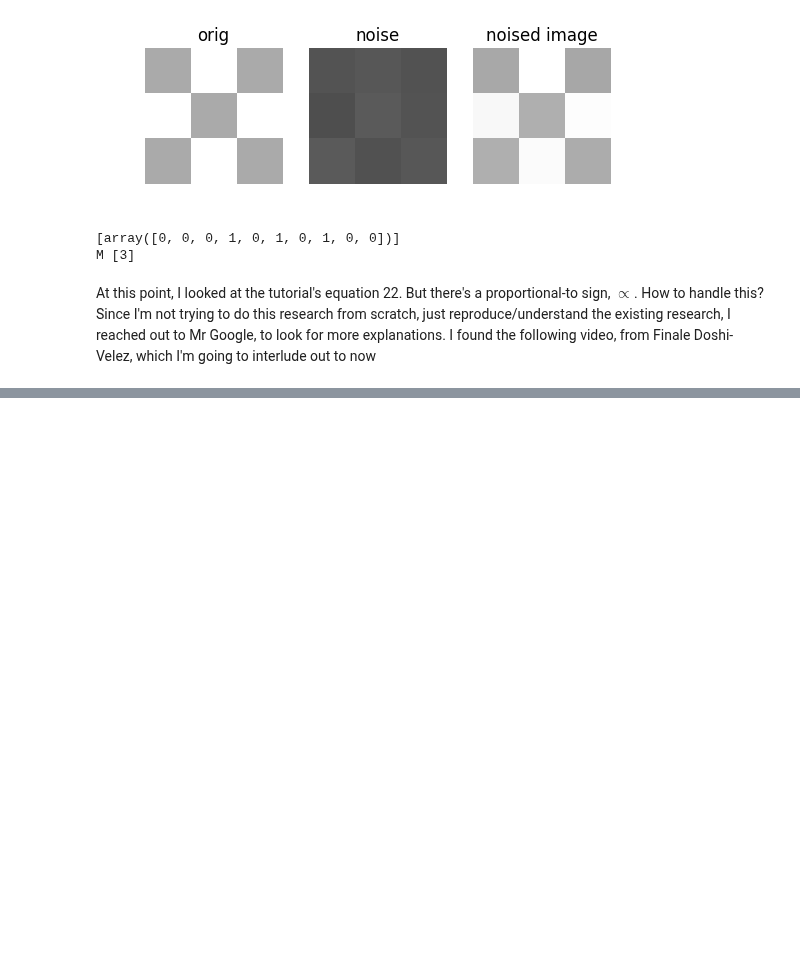
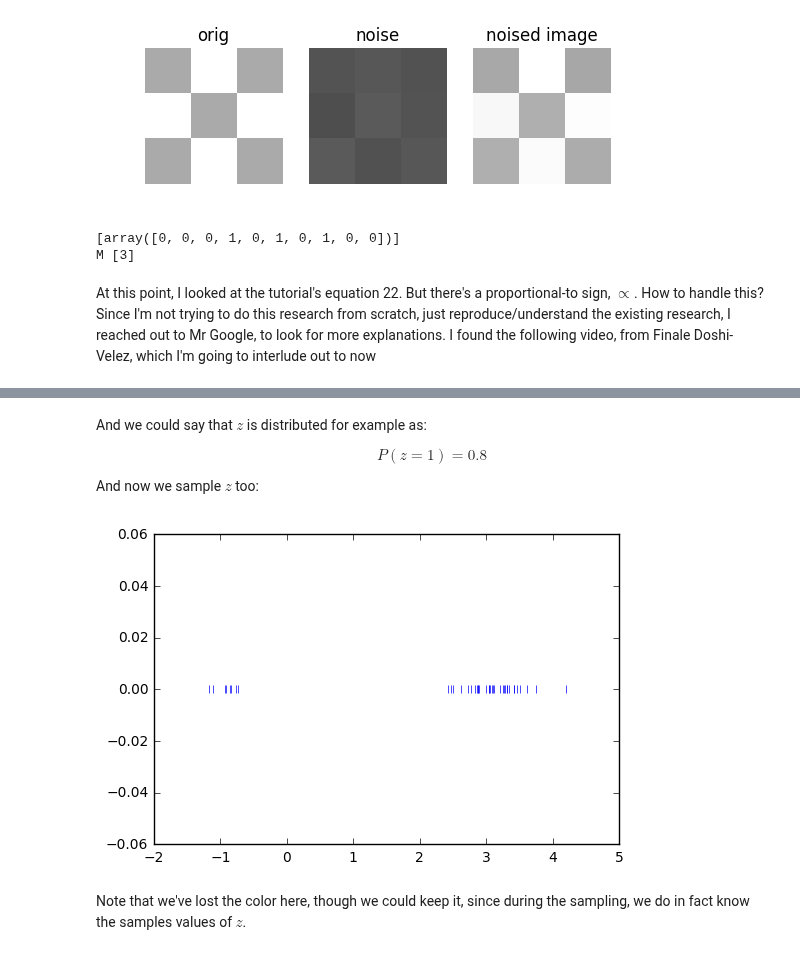
Before and after one commit to hughperkins/selfstudy-IBP, a Jupyter notebook: Demonstration on 6x6 images.ipynb, the cells around one changed output, grey strips where cells are left out. Saved outputs shown, nothing was run; the diff lists cells and outputs as text; code cells hidden in the pictures; blank space fills up the shorter version.

```diff
--- a/Demonstration on 6x6 images.ipynb
+++ b/Demonstration on 6x6 images.ipynb
@@ -268,0 +383,28 @@ $$
+# %% [markdown]
+And we could say that $z$ is distributed for example as:
+
+$$
+P(z = 1) = 0.8
+$$
+
+And now we sample $z$ too:
+# %%
+import matplotlib.pyplot as plt
+import numpy as np
+import scipy.stats
+import math
+
+z_prob_1 = 0.8
+
+num_samples = 40
+X = np.zeros((num_samples,), dtype=np.float32)
+for i in range(num_samples):
+    v = np.random.choice(2, p=[1.0 - z_prob_1, z_prob_1])
+    dist = dists[v]
+    X[i] = scipy.stats.norm.rvs(loc=dist['mu'], scale=dist['variance'])
+plt.plot(X, [0] * len(X), '|')
+plt.show()
+# %% [output]
+[figure, added]
+# %% [markdown]
+Note that we've lost the color here, though we could keep it, since during the sampling, we do in fact know the samples values of $z$.
```
Also changed, not shown: parts of 15 cells of this notebook.
